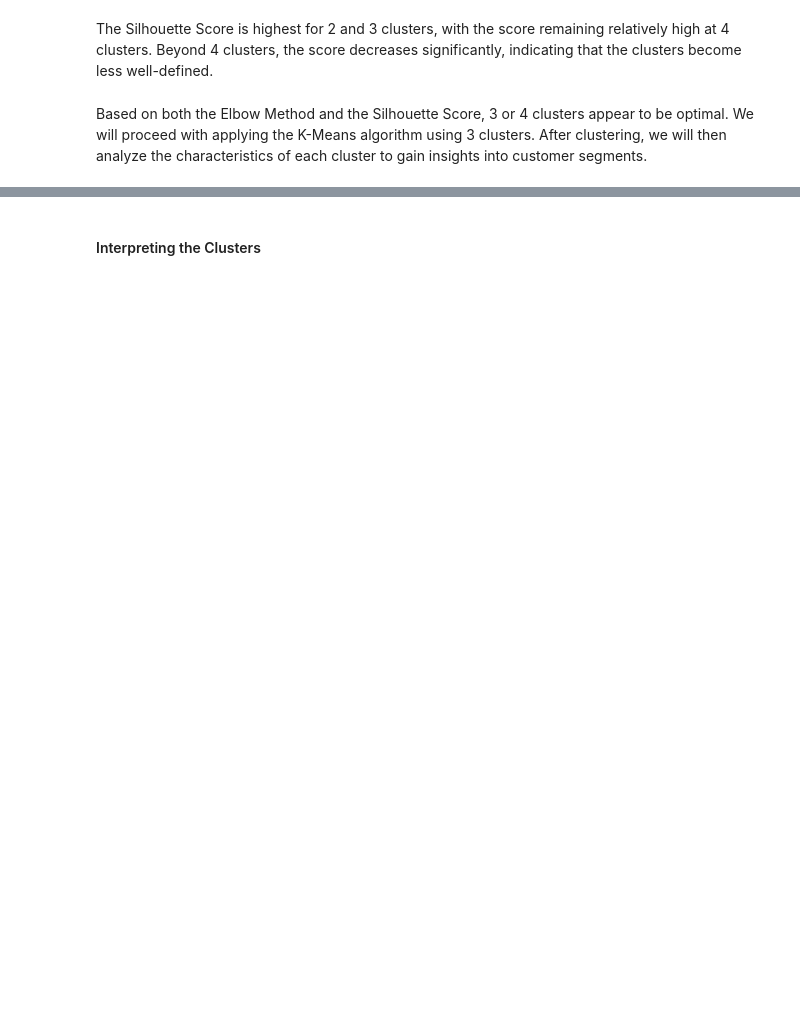
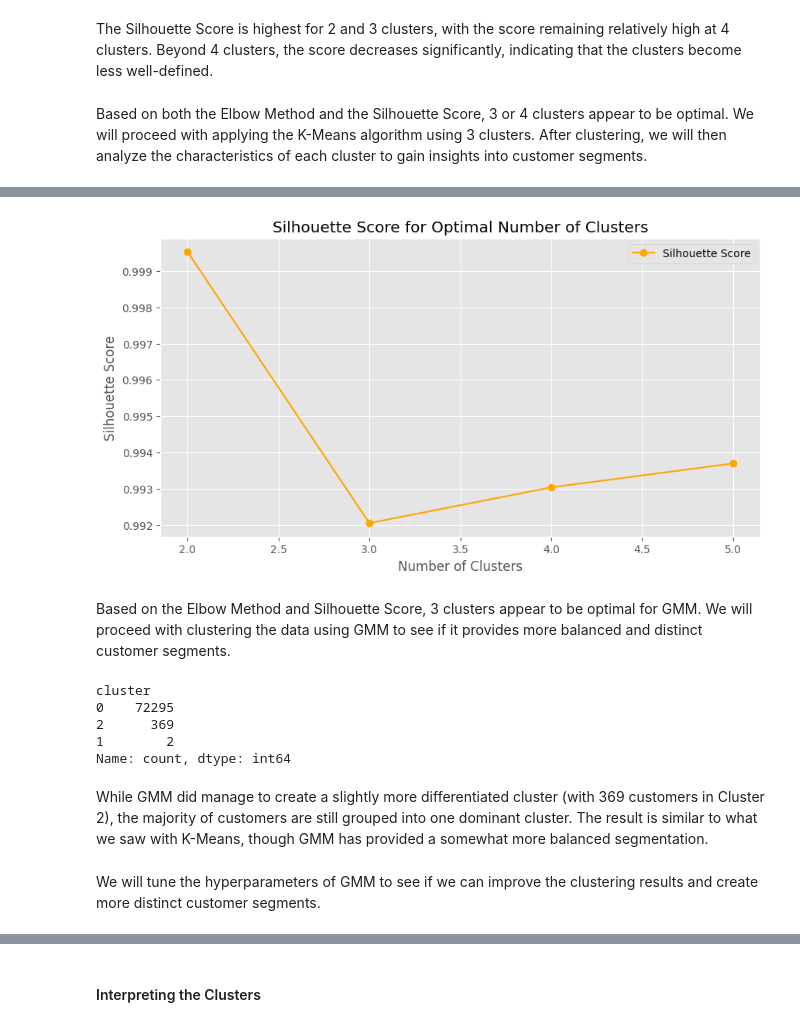
Before and after one commit to mbuvimuia/AdidasSmartRecs, a Jupyter notebook: notebook.ipynb, the cells around one changed output, grey strips where cells are left out. Saved outputs shown, nothing was run; the diff lists cells and outputs as text; code cells hidden in the pictures; blank space fills up the shorter version.

```diff
--- a/notebook.ipynb
+++ b/notebook.ipynb
@@ -823,0 +910,30 @@ cluster
+# %%
+# Plot the Silhouette Score results
+plt.figure(figsize=(10, 5))
+plt.plot(range(2, 6), silhouette_scores, marker='o', label='Silhouette Score', color='orange')
+plt.title('Silhouette Score for Optimal Number of Clusters')
+plt.xlabel('Number of Clusters')
+plt.ylabel('Silhouette Score')
+plt.legend()
+plt.show()
+# %% [output]
+[figure, added]
+# %% [markdown]
+Based on the Elbow Method and Silhouette Score, 3 clusters appear to be optimal for GMM. We will proceed with clustering the data using GMM to see if it provides more balanced and distinct customer segments.
+# %%
+# Apply Gaussian Mixture Model clustering with 3 clusters
+gaussianmixture = GaussianMixture(n_components=3, random_state=42)
+customer_data['cluster'] = gaussianmixture.fit_predict(pca_components)
+
+# Display the Number of Customers in each Cluster
+customer_data['cluster'].value_counts()
+# %% [output]
+cluster
+0    72295
+2      369
+1        2
+Name: count, dtype: int64
+# %% [markdown]
+While GMM did manage to create a slightly more differentiated cluster (with 369 customers in Cluster 2), the majority of customers are still grouped into one dominant cluster. The result is similar to what we saw with K-Means, though GMM has provided a somewhat more balanced segmentation.
+# %% [markdown]
+We will tune the hyperparameters of GMM to see if we can improve the clustering results and create more distinct customer segments.
```
Also changed, not shown: parts of 29 cells of this notebook.
